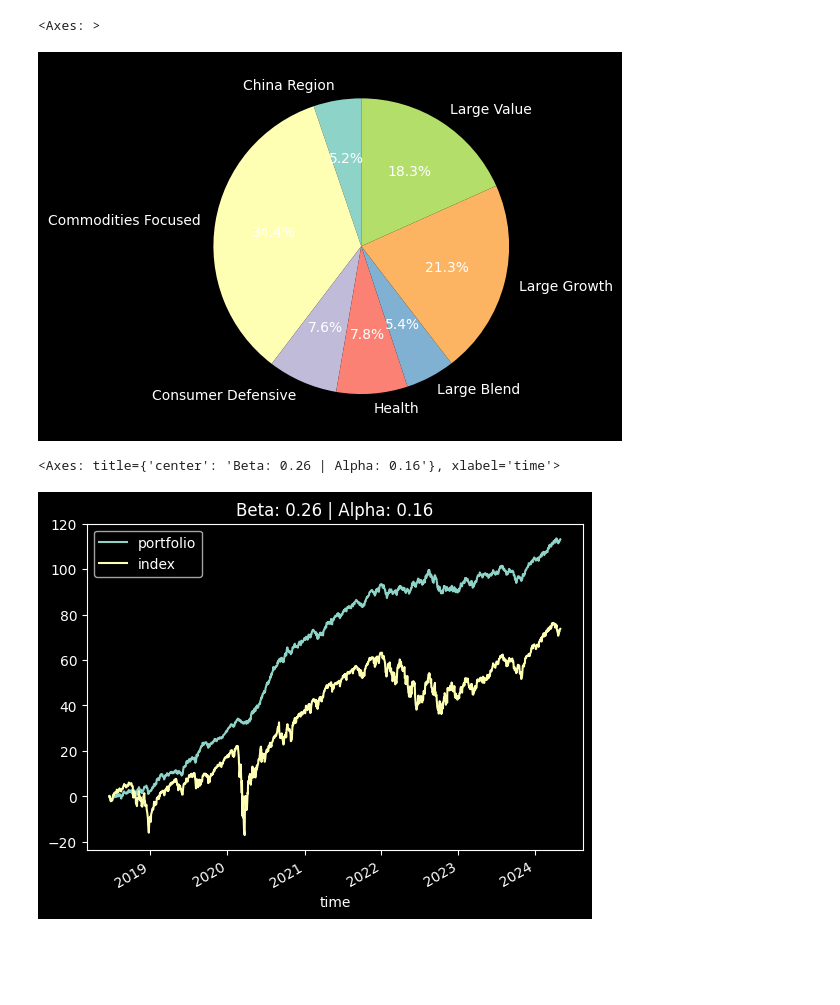
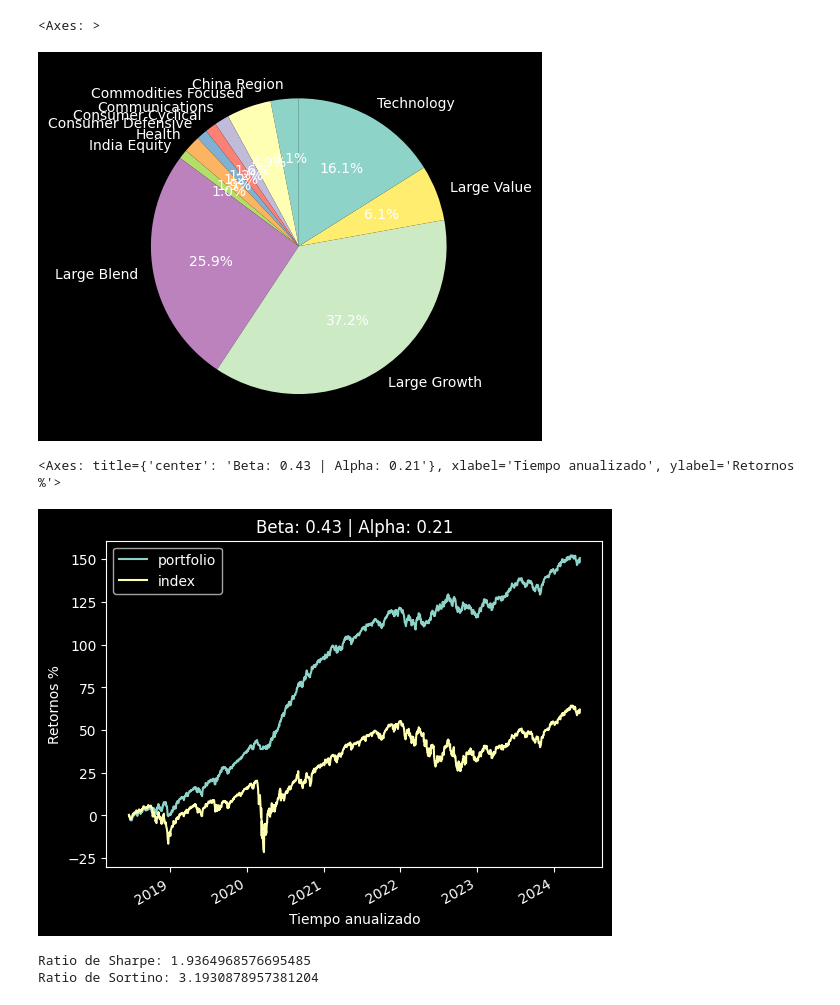
Before and after one commit to ajmtrz/proyectos_varios, a Jupyter notebook: SAA_MV_CAMP.ipynb, the cells around one changed output. Cells and saved outputs as stored; diff of their text form; code cells hidden in the pictures; blank space fills up the shorter version.

Commit message:
Funciones del ratio Sharpe y Sortino y Drawdown

```diff
--- a/SAA_MV_CAMP.ipynb
+++ b/SAA_MV_CAMP.ipynb
@@ -25,11 +25,11 @@ if mt5.initialize():
         df_portfolio = pd.concat([df_portfolio, temp_df], axis=1)
     df_portfolio.index.names = ['time']
     df_portfolio.index = pd.to_datetime(df_portfolio.index, unit='s')
-    df_portfolio = df_portfolio.dropna().pct_change().dropna()
+    df_portfolio = np.log(df_portfolio).diff().dropna()
     # Obtener índice de referencia
     data_index = mt5.copy_rates_range('SP500', mt5.TIMEFRAME_D1, time_from, time_to)
     df_index = pd.DataFrame(data_index['close'], index=data_index['time'], columns=['index'])
-    df_index = df_index.dropna().pct_change().dropna()
+    df_index = np.log(df_index).diff().dropna()
     df_index.index.names = ['time']
     df_index.index = pd.to_datetime(df_index.index, unit='s')
 # %%
@@ -55,7 +55,7 @@ cons = [{'type': 'eq',
 # Establecer los límites
 Bounds = [(0, 1) for i in range(0, n)]
 # Resolución de los problemas de optimización
-res_MV = minimize(SR_criterion, x0,
+res_MV = minimize(SOR_criterion, x0,
                   method = 'SLSQP',
                   args=(df_portfolio),
                   bounds=Bounds,
@@ -91,25 +91,36 @@ df_category_weight.groupby('category').sum()['Weights'].plot(kind='pie',
                                                              ylabel='')
 # %% [output]
 <Axes: >
-[figure, old version]
+[figure, new version]
 # %%
 # Se calcula la rentabilidad de la cartera según el peso de cada activo
 df_port = (pd.DataFrame(
     np.sum(
         np.multiply(
             df_portfolio[df_weights.index.to_list()].values,
             np.transpose(df_weights['Weights'].values)),
         axis=1),
     index=df_portfolio.index,
     columns=['portfolio'])
 )
 df_index = df_index.loc[df_port.index[0]:df_port.index[-1]]
 # Cálculo de los valores CAMP de la cartera
 beta = beta_function(df_port, df_index)
 alpha = alpha_function(df_port, df_index)
 # Visualización del rendimiento
 df_port_index = pd.concat([df_port, df_index], axis=1).cumsum(axis=0).multiply(100., axis=0).dropna()
-df_port_index.plot(title=f"Beta: {beta:.2f} | Alpha: {alpha:.2f}")
+df_port_index.plot(
+    title=f"Beta: {beta:.2f} | Alpha: {alpha:.2f}",
+    ylabel="Retornos %",
+    xlabel="Tiempo anualizado")
 # %% [output]
-<Axes: title={'center': 'Beta: 0.26 | Alpha: 0.16'}, xlabel='time'>
+<Axes: title={'center': 'Beta: 0.43 | Alpha: 0.21'}, xlabel='Tiempo anualizado', ylabel='Retornos %'>
-[figure, old version]
+[figure, new version]
+# %%
+ratio_sharpe = sharpe_function(df_port)
+ratio_sortino = sortino_function(df_port)
+print(f"Ratio de Sharpe: {ratio_sharpe} \n"
+      f"Ratio de Sortino: {ratio_sortino}")
+# %% [output]
+Ratio de Sharpe: 1.9364968576695485
+Ratio de Sortino: 3.1930878957381204
```
Also changed, not shown: parts of 3 cells of this notebook, 1 other file.
